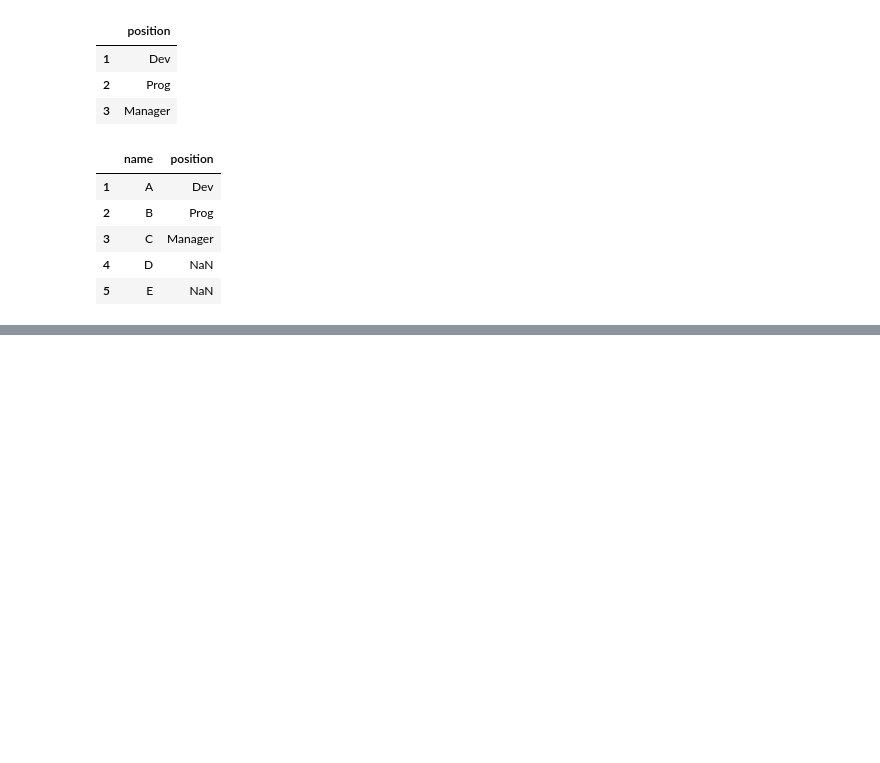
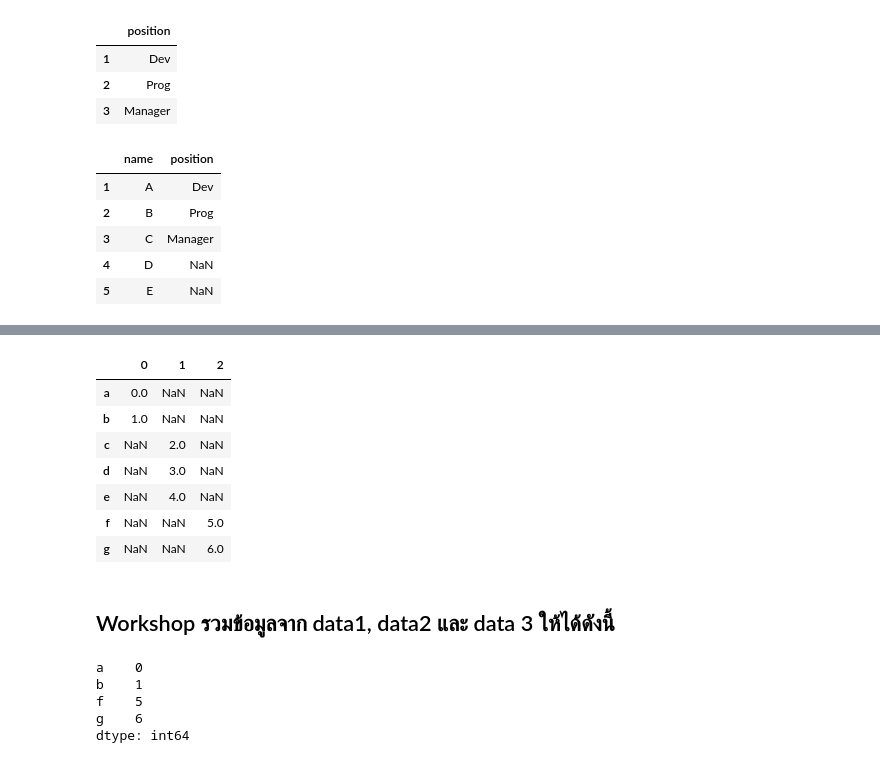
Before and after one commit to up1/course-basic-python, a Jupyter notebook: notebook/data_wrangling_with_pandas.ipynb, the cells around one changed output, grey strips where cells are left out. Drawn from its saved outputs; the diff is of its cells as text; code cells hidden in the pictures; blank space fills up the shorter version.

```diff
--- a/notebook/data_wrangling_with_pandas.ipynb
+++ b/notebook/data_wrangling_with_pandas.ipynb
@@ -566,0 +603,24 @@ employee.join(position)
+# %%
+# Default join = outer
+pd.concat([data1, data2, data3], axis=1, join='outer')
+# %% [output]
+|  | 0 | 1 | 2 |
+| a | 0.0 | NaN | NaN |
+| b | 1.0 | NaN | NaN |
+| c | NaN | 2.0 | NaN |
+| d | NaN | 3.0 | NaN |
+| e | NaN | 4.0 | NaN |
+| f | NaN | NaN | 5.0 |
+| g | NaN | NaN | 6.0 |
+# %% [markdown]
+## Workshop รวมข้อมูลจาก data1, data2 และ data 3 ให้ได้ดังนี้
+# %%
+# Put your code
+data4 = pd.concat([data1, data3])
+data4
+# %% [output]
+a    0
+b    1
+f    5
+g    6
+dtype: int64
```
Also changed, not shown: parts of 7 cells of this notebook.
